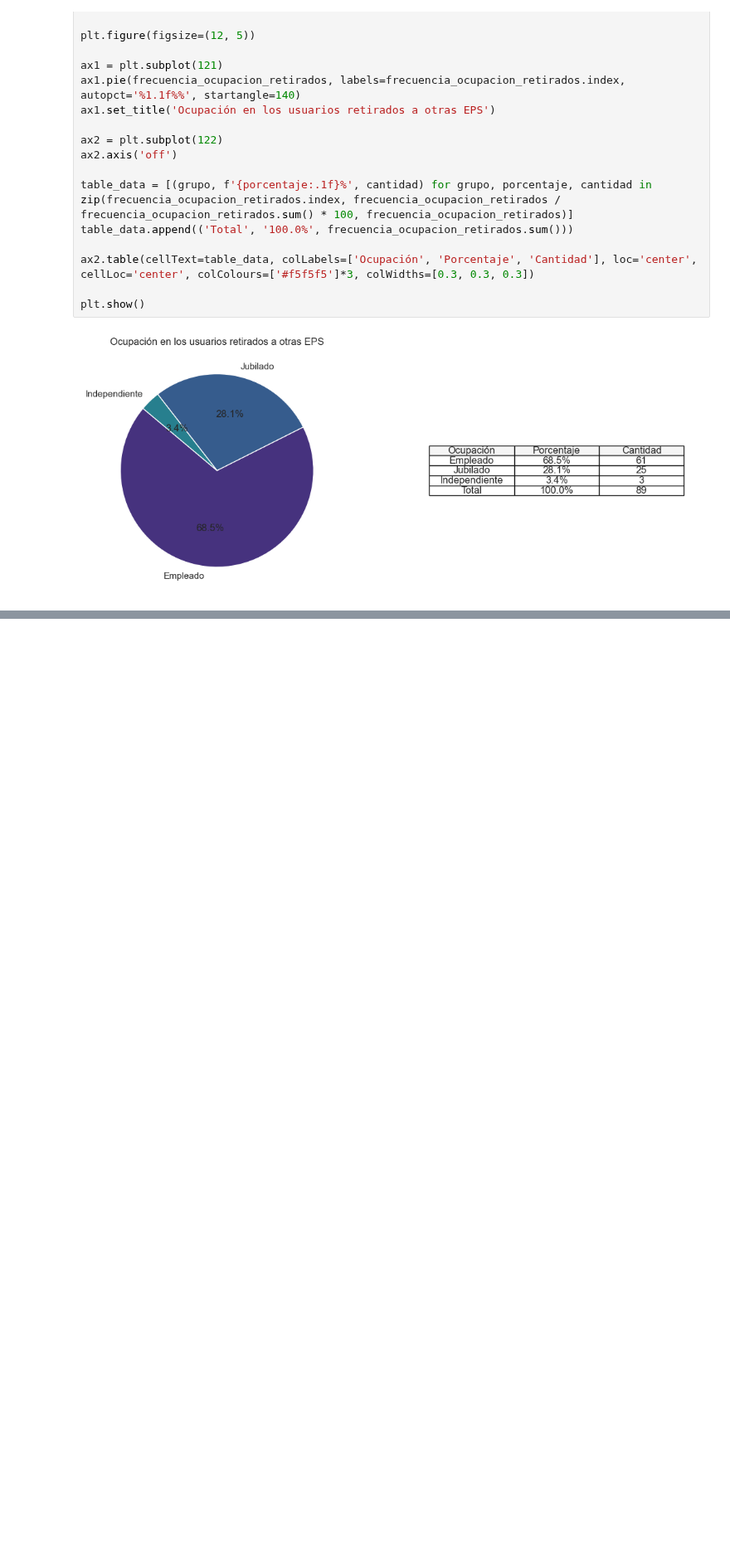
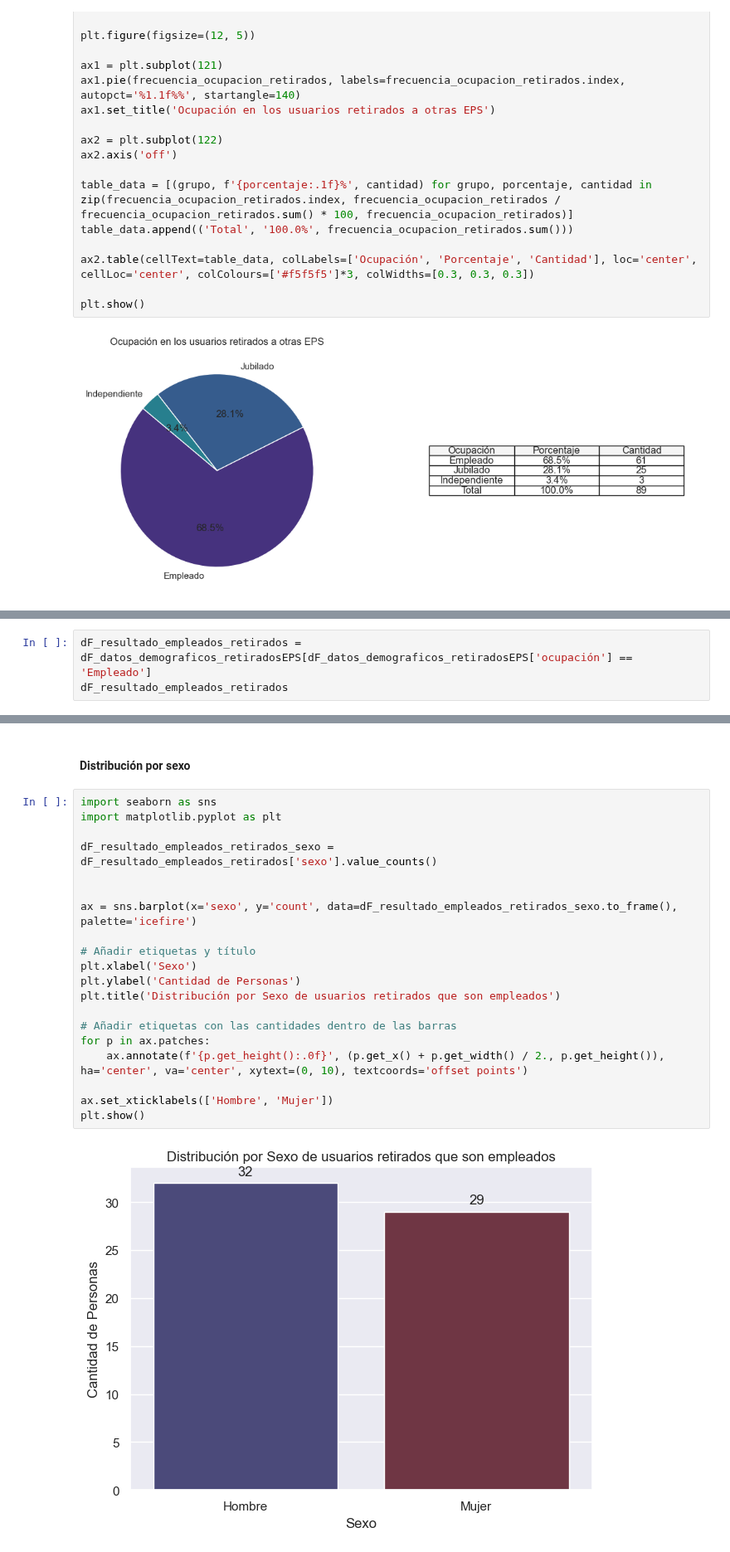
Before and after one commit to Jujo2040751/Proyecto-DataScience, a Jupyter notebook: proy.ipynb, the cells around one changed output, grey strips where cells are left out. Shown at 83% size. Saved outputs shown, nothing was run; the diff lists cells and outputs as text; blank space fills up the shorter version.

Commit message:
perfiles usuarios retirados, usuararios transferencia

```diff
--- a/proy.ipynb
+++ b/proy.ipynb
@@ -557,0 +542,3 @@ plt.show()
+# %%
+dF_resultado_empleados_retirados = dF_datos_demograficos_retiradosEPS[dF_datos_demograficos_retiradosEPS['ocupación'] == 'Empleado']
+dF_resultado_empleados_retirados
@@ -557,0 +559,24 @@ plt.show()
+# %% [markdown]
+<h4>Distribución por sexo
+# %%
+import seaborn as sns
+import matplotlib.pyplot as plt
+
+dF_resultado_empleados_retirados_sexo =  dF_resultado_empleados_retirados['sexo'].value_counts()
+
+
+ax = sns.barplot(x='sexo', y='count', data=dF_resultado_empleados_retirados_sexo.to_frame(), palette='icefire')
+
+# Añadir etiquetas y título
+plt.xlabel('Sexo')
+plt.ylabel('Cantidad de Personas')
+plt.title('Distribución por Sexo de usuarios retirados que son empleados')
+
+# Añadir etiquetas con las cantidades dentro de las barras
+for p in ax.patches:
+    ax.annotate(f'{p.get_height():.0f}', (p.get_x() + p.get_width() / 2., p.get_height()), ha='center', va='center', xytext=(0, 10), textcoords='offset points')
+
+ax.set_xticklabels(['Hombre', 'Mujer'])
+plt.show()
+# %% [output]
+[figure, added]
```
Also changed, not shown: parts of 14 cells of this notebook.
